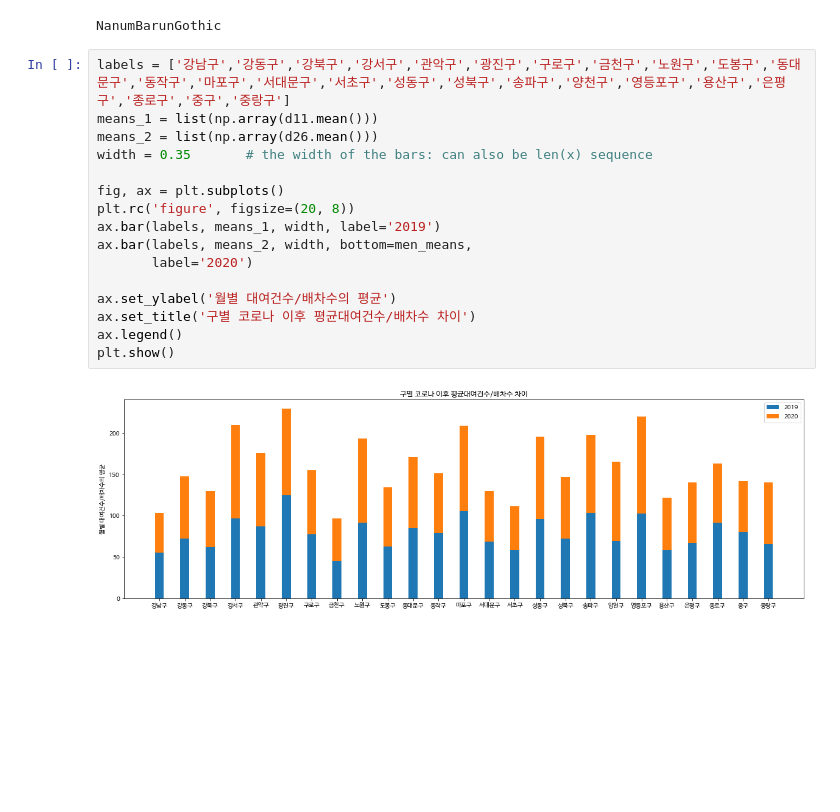
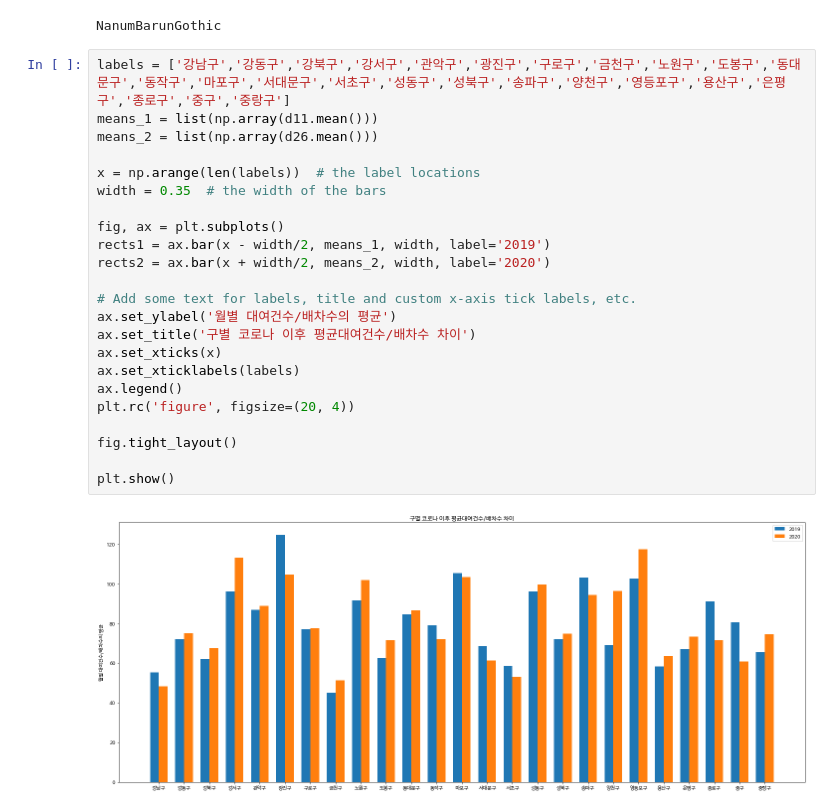
Before and after one commit to ChaeHyunIM/Helloworld, a Jupyter notebook: 데이터분석_그래프3.ipynb, the cells around one changed output. Cells and saved outputs as stored; diff of their text form; blank space fills up the shorter version.

```diff
--- a/데이터분석_그래프3.ipynb
+++ b/데이터분석_그래프3.ipynb
@@ -390,18 +390,25 @@ NanumBarunGothic
 # %%
 labels = ['강남구','강동구','강북구','강서구','관악구','광진구','구로구','금천구','노원구','도봉구','동대문구','동작구','마포구','서대문구','서초구','성동구','성북구','송파구','양천구','영등포구','용산구','은평구','종로구','중구','중랑구']
 means_1 = list(np.array(d11.mean()))
 means_2 = list(np.array(d26.mean()))
-width = 0.35       # the width of the bars: can also be len(x) sequence
+
+x = np.arange(len(labels))  # the label locations
+width = 0.35  # the width of the bars
 
 fig, ax = plt.subplots()
-plt.rc('figure', figsize=(20, 8))
-ax.bar(labels, means_1, width, label='2019')
-ax.bar(labels, means_2, width, bottom=men_means,
-       label='2020')
+rects1 = ax.bar(x - width/2, means_1, width, label='2019')
+rects2 = ax.bar(x + width/2, means_2, width, label='2020')
 
+# Add some text for labels, title and custom x-axis tick labels, etc.
 ax.set_ylabel('월별 대여건수/배차수의 평균')
 ax.set_title('구별 코로나 이후 평균대여건수/배차수 차이')
+ax.set_xticks(x)
+ax.set_xticklabels(labels)
 ax.legend()
+plt.rc('figure', figsize=(20, 4))
+
+fig.tight_layout()
+
 plt.show()
 # %% [output]
-[figure, old version]
+[figure, new version]
```
Also changed, not shown: parts of 5 cells of this notebook.
